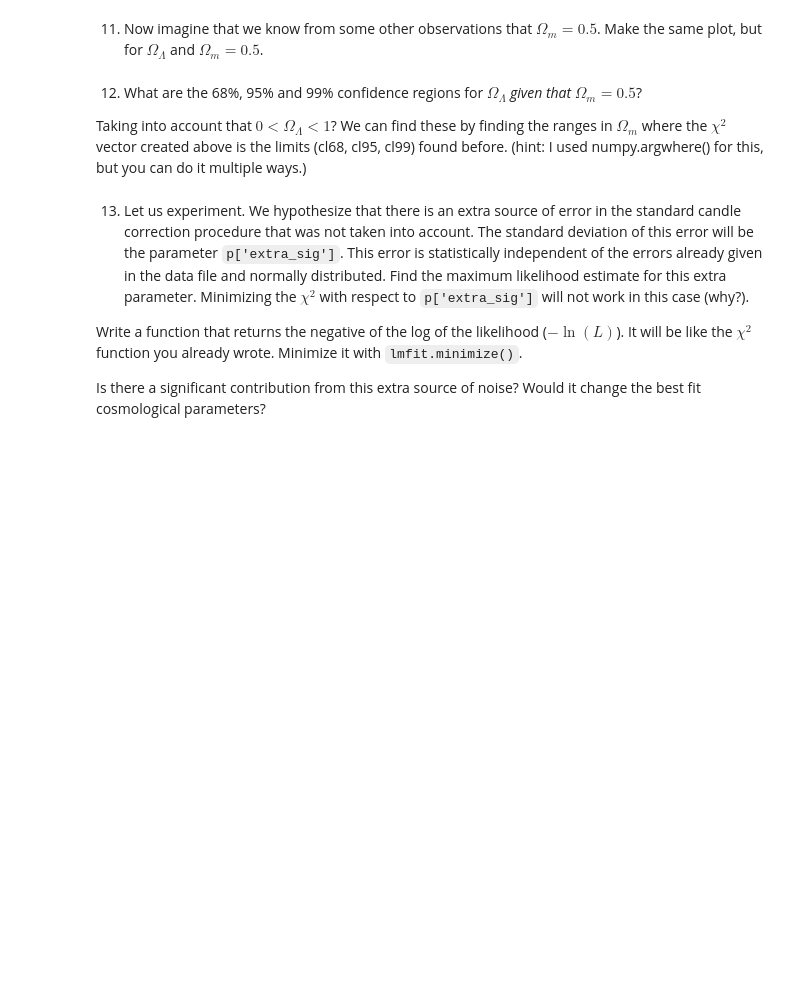
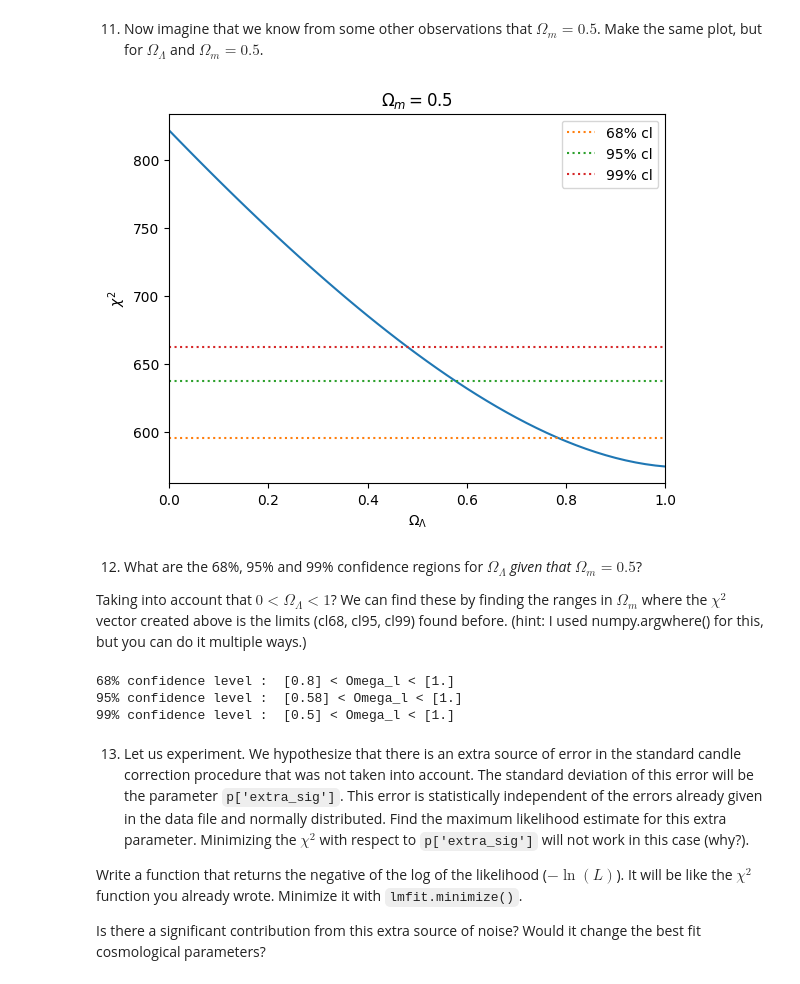
Before and after one commit to Cricap/Computational-astrophysics-exercises, a Jupyter notebook: pythonproj/exercise23.ipynb, the cells around one changed output. Drawn from its saved outputs; the diff is of its cells as text; code cells hidden in the pictures; blank space fills up the shorter version.

```diff
--- a/pythonproj/exercise23.ipynb
+++ b/pythonproj/exercise23.ipynb
@@ -263,18 +276,29 @@ plt.show()
 # %% [markdown]
 11) Now imagine that we know from some other observations that $\Omega_m=0.5$.  Make the same plot, but for $\Omega_\Lambda$ and $\Omega_m=0.5$.
 # %%
-...
-...
+omega_l=np.arange(0.0,1.02,0.02)
+X2 = np.zeros(len(omega_l))
+p['Omega_matter'].set(value=0.5, vary=False)
+for i in range(0,len(omega_m)+1) :
+    p['Omega_lambda'].set(value=omega_l[i], vary=False)
+    best_fit_result2= lmfit.minimize(my_chi2,p,method='powell')
+    chisquared=my_chi2(best_fit_result2.params)
+    X2[i] = chisquared
 
-plt.plot([0,1.0], ... ,linestyle=':',label=r'68% cl')
-plt.plot([0,1.0], ... ,linestyle=':',label=r'95% cl')
-plt.plot([0,1.0], ... ,linestyle=':',label=r'99% cl')
+
+plt.plot(omega_l,X2)
+
+plt.plot([0,1.0], [cl68,cl68] ,linestyle=':',label=r'68% cl')
+plt.plot([0,1.0], [cl95, cl95] ,linestyle=':',label=r'95% cl')
+plt.plot([0,1.0], [cl99,cl99] ,linestyle=':',label=r'99% cl')
 plt.xlim(0,1)
 plt.xlabel(r'$\Omega_\Lambda$')
 plt.ylabel(r'$\chi^2$')
 plt.title(r'$\Omega_m=0.5$')
 plt.legend()
 plt.show()
+# %% [output]
+[figure, added]
 # %% [markdown]
 12) What are the 68%, 95% and 99% confidence regions for $\Omega_\Lambda$ *given that $\Omega_m=0.5$*?
 
@@ -282,13 +306,22 @@ Taking into account that $0<\Omega_\Lambda<1$?  We can find these by finding the
 # %%
 from scipy.interpolate import interp1d
 
-...
-
-print('68% confidence level : ', ... ,'< Omega_l <', ... )
+index = np.argwhere(X2<cl68)
+new=interp1d(X2, omega_l)
+omeganew=new(X2[index])
+print('68% confidence level : ', omeganew[0] ,'< Omega_l <', omeganew[-1] )
 index = np.argwhere(X2<cl95)
-print('95% confidence level : ', ... ,'< Omega_l <', ... )
+new=interp1d(X2, omega_l)
+omeganew=new(X2[index])
+print('95% confidence level : ', omeganew[0] ,'< Omega_l <', omeganew[-1] )
 index = np.argwhere(X2<cl99)
-print('99% confidence level : ', ... ,'< Omega_l <', ... )
+new=interp1d(X2, omega_l)
+omeganew=new(X2[index])
+print('99% confidence level : ', omeganew[0] ,'< Omega_l <', omeganew[-1] )
+# %% [output]
+68% confidence level :  [0.8] < Omega_l < [1.]
+95% confidence level :  [0.58] < Omega_l < [1.]
+99% confidence level :  [0.5] < Omega_l < [1.]
 # %% [markdown]
 13) Let us experiment.  We hypothesize that there is an extra source of error in the standard candle correction procedure that was not taken into account.  The standard deviation of this error will be the parameter `p['extra_sig']`.  This error is statistically independent of the errors already given in the data file and normally distributed.  Find the maximum likelihood estimate for this extra parameter.  Minimizing the $\chi^2$ with respect to `p['extra_sig']` will not work in this case (why?).
 
```
Also changed, not shown: parts of 8 cells of this notebook, 3 other files.
